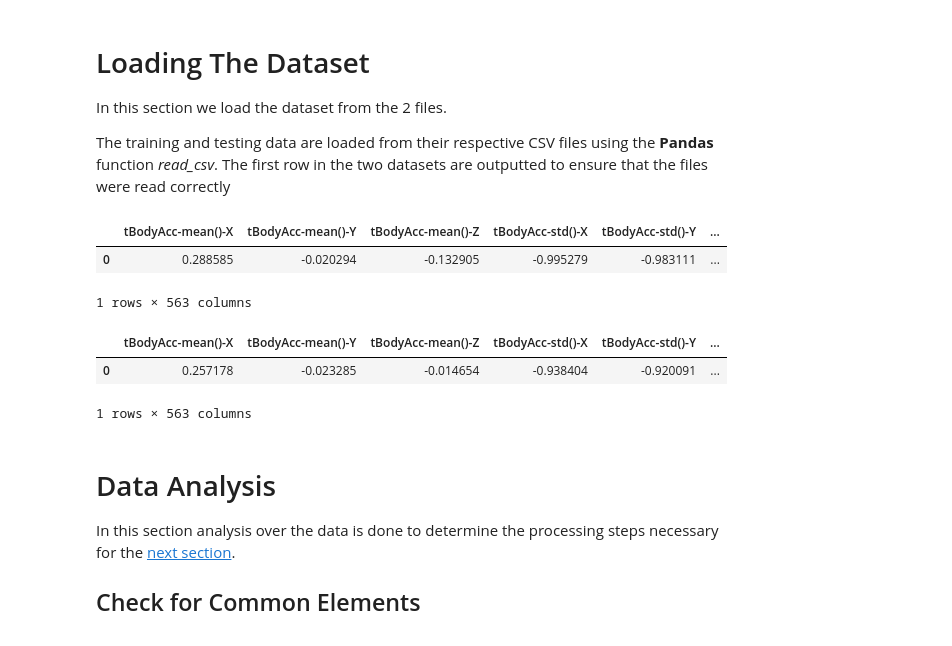
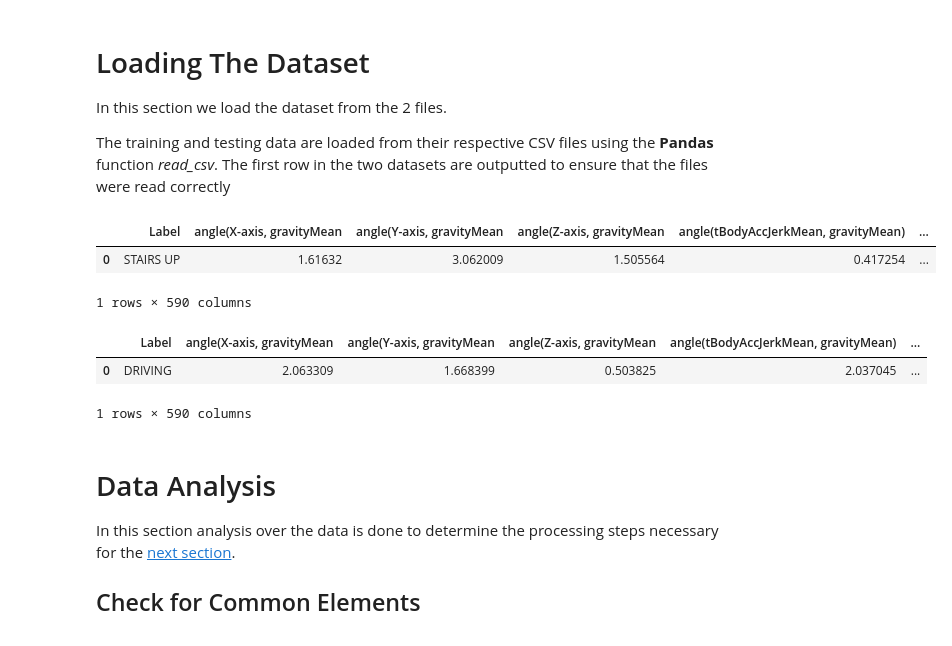
Before and after one commit to jakesant/gog_apt, a Jupyter notebook: DACMLT.ipynb, the cells around one changed output. Saved outputs shown, nothing was run; the diff lists cells and outputs as text; code cells hidden in the pictures.

```diff
--- a/DACMLT.ipynb
+++ b/DACMLT.ipynb
@@ -43,21 +43,21 @@ The training and testing data are loaded from their respective CSV files using t
 # %%
 #mount drive
 #drive.mount("/content/drive")
-path_to_data = "" #"drive/MyDrive/Kaggle/"
+path_to_data = "Our Dataset/" #"drive/MyDrive/Kaggle/"
 
-train = pd.read_csv(path_to_data + "train - OG.csv")
+train = pd.read_csv(path_to_data + "train.csv")
 test = pd.read_csv(path_to_data + "test.csv")
 
 #Check it loaded ok
 display(train.head(n=1))
 display(test.head(n=1))
 # %% [output]
-|  | tBodyAcc-mean()-X | tBodyAcc-mean()-Y | tBodyAcc-mean()-Z | tBodyAcc-std()-X | tBodyAcc-std()-Y | ... |
-| 0 | 0.288585 | -0.020294 | -0.132905 | -0.995279 | -0.983111 | ... |
+|  | Label | angle(X-axis, gravityMean | angle(Y-axis, gravityMean | angle(Z-axis, gravityMean | angle(tBodyAccJerkMean, gravityMean) | ... |
+| 0 | STAIRS UP | 1.61632 | 3.062009 | 1.505564 | 0.417254 | ... |
-1 rows × 563 columns
+1 rows × 590 columns
-|  | tBodyAcc-mean()-X | tBodyAcc-mean()-Y | tBodyAcc-mean()-Z | tBodyAcc-std()-X | tBodyAcc-std()-Y | ... |
-| 0 | 0.257178 | -0.023285 | -0.014654 | -0.938404 | -0.920091 | ... |
+|  | Label | angle(X-axis, gravityMean | angle(Y-axis, gravityMean | angle(Z-axis, gravityMean | angle(tBodyAccJerkMean, gravityMean) | ... |
+| 0 | DRIVING | 2.063309 | 1.668399 | 0.503825 | 2.037045 | ... |
-1 rows × 563 columns
+1 rows × 590 columns
 # %% [markdown]
 # Data Analysis
 
```
Also changed, not shown: parts of 1 cell of this notebook, 7 other files.
